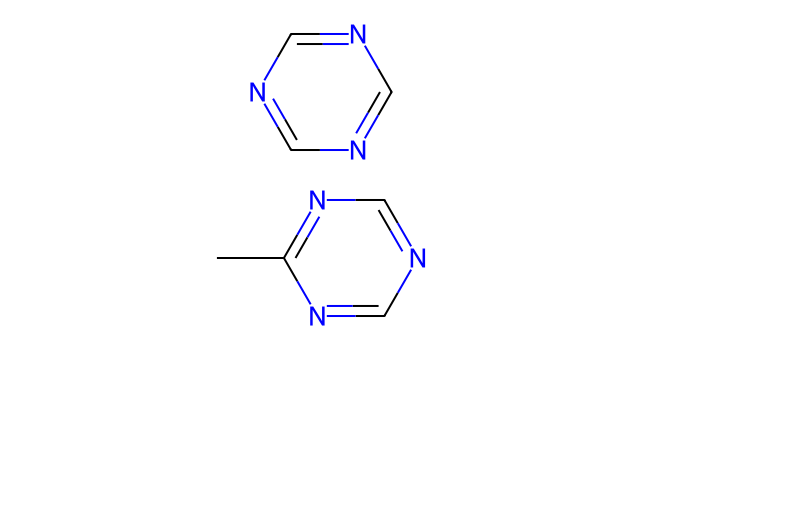
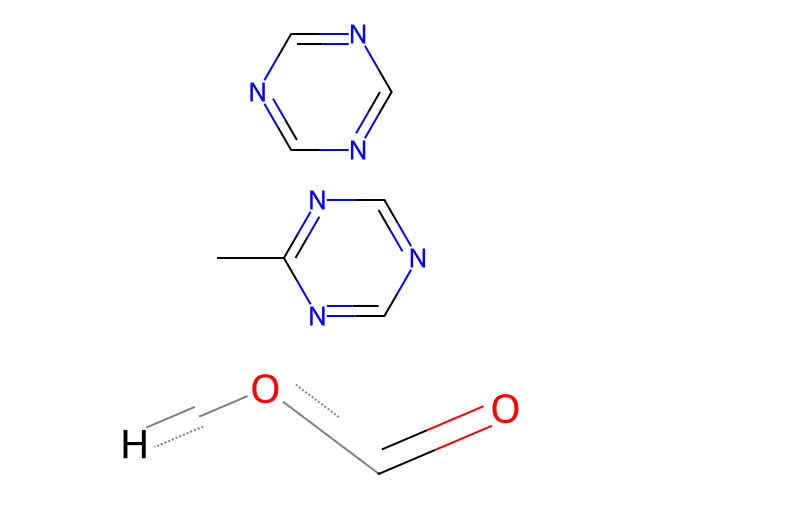
Before and after one commit to TeamEpochGithub/iv-q4-predict-new-medicines-belka, a Jupyter notebook: notebooks/reaction_experimentation.ipynb, the cells around one changed output. Saved outputs shown, nothing was run; the diff lists cells and outputs as text; code cells hidden in the pictures; blank space fills up the shorter version.

```diff
--- a/notebooks/reaction_experimentation.ipynb
+++ b/notebooks/reaction_experimentation.ipynb
@@ -101,6 +101,11 @@ def sanitize_molecule(mol):
 def has_halogen_group(mol) -> bool:
     halogen = Chem.MolFromSmarts("[I,Br,Cl,F]")
     return mol.HasSubstructMatch(halogen)
+# %%
+# Substruct COOH can't include ester
+Chem.MolFromSmarts("C(=O)O[H]")
+# %% [output]
+[figure, added]
 # %%
 def create_product(bb1: str, bb2: str, bb3: str) -> Chem.Mol:
     BB1 = Chem.MolFromSmiles(bb1)
```
Also changed, not shown: parts of 3 cells of this notebook.
